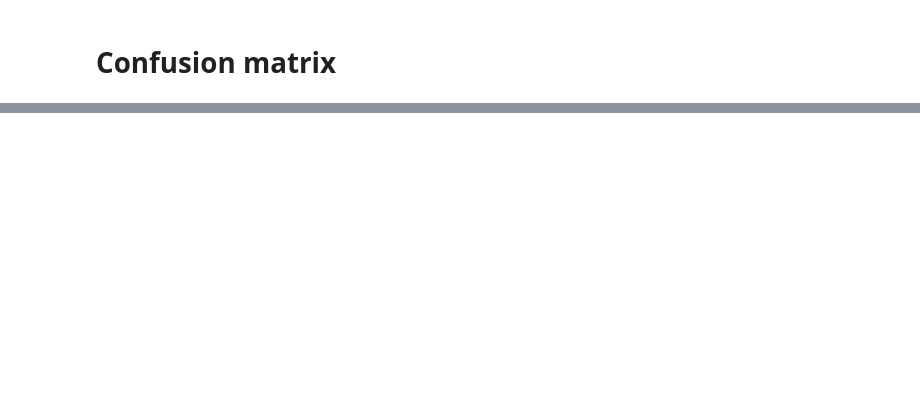
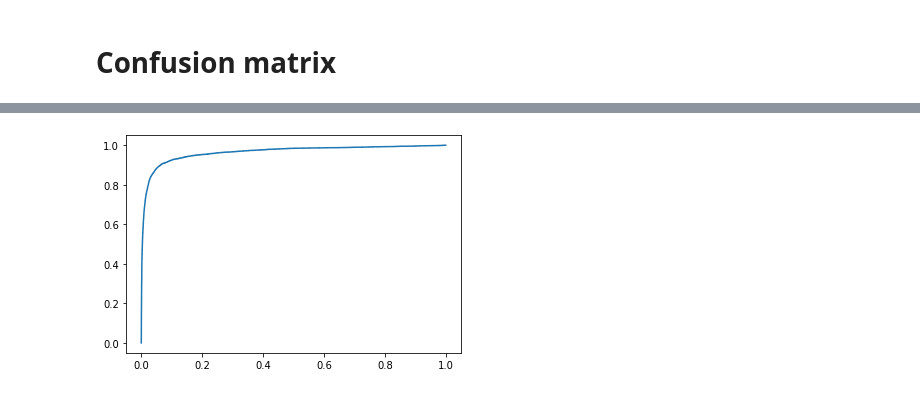
Before and after one commit to aman5898/Data-Science-Extended-LRC, a Jupyter notebook: 2022-1-3-Classification.ipynb, the cells around one changed output, grey strips where cells are left out. Saved outputs shown, nothing was run; the diff lists cells and outputs as text; code cells hidden in the pictures; blank space fills up the shorter version.

```diff
--- a/2022-1-3-Classification.ipynb
+++ b/2022-1-3-Classification.ipynb
@@ -111,0 +169,10 @@ array([[15785,   151],
+# %%
+from sklearn.metrics import roc_curve
+
+fpr, tpr, threshold = roc_curve(y_5, y_pred)
+# %%
+plt.plot(fpr, tpr)
+
+plt.show()
+# %% [output]
+[figure, added]
```
Also changed, not shown: parts of 14 cells of this notebook.
